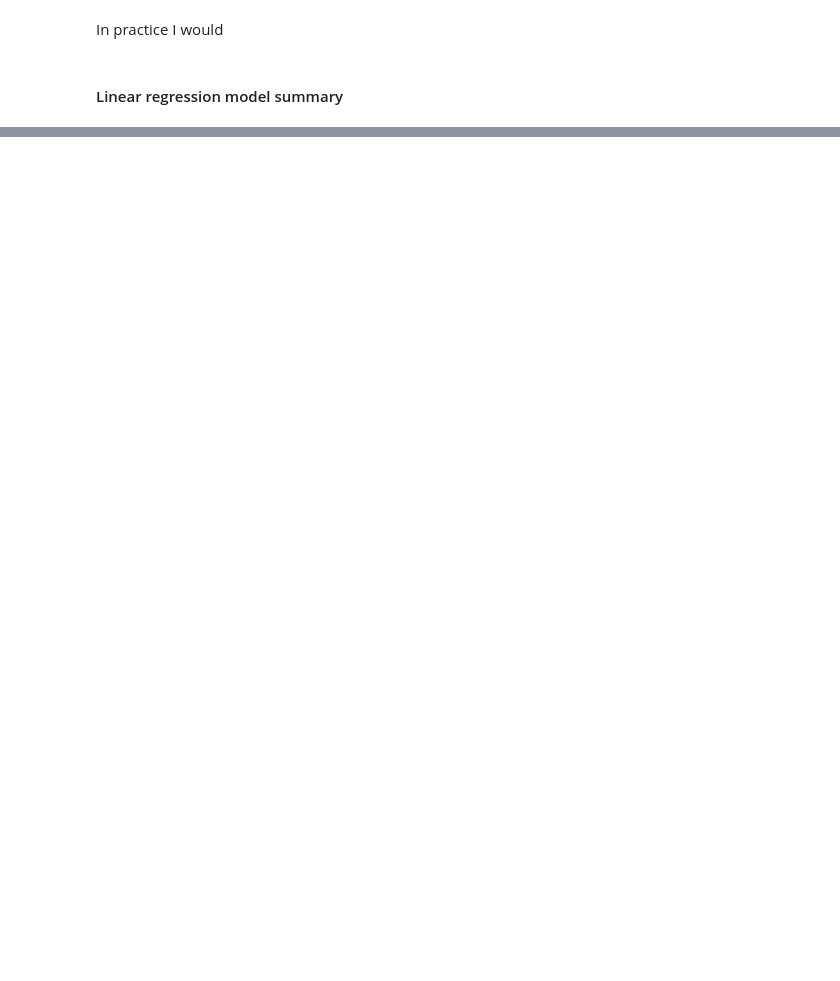
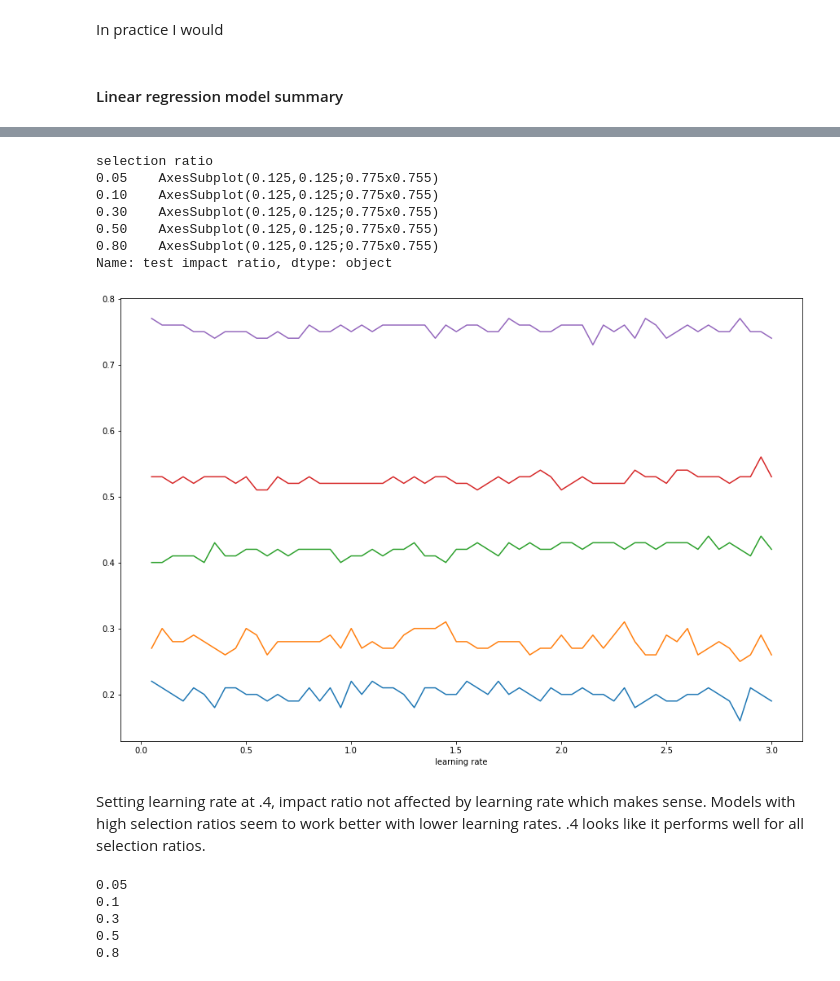
Before and after one commit to SarahMcEliece/DTSA-5509-Supervised-Learning, a Jupyter notebook: Supervised Learning Final- Methods Adverse Impact Comparison.ipynb, the cells around one changed output, grey strips where cells are left out. Cells and saved outputs as stored; diff of their text form; code cells hidden in the pictures; blank space fills up the shorter version.

```diff
--- a/Supervised Learning Final- Methods Adverse Impact Comparison.ipynb
+++ b/Supervised Learning Final- Methods Adverse Impact Comparison.ipynb
@@ -310,0 +525,46 @@ In practice I would
+# %%
+fig = plt.figure(figsize=(15,10))
+learning_ada.groupby('selection ratio')['test impact ratio'].plot()
+# %% [output]
+selection ratio
+0.05    AxesSubplot(0.125,0.125;0.775x0.755)
+0.10    AxesSubplot(0.125,0.125;0.775x0.755)
+0.30    AxesSubplot(0.125,0.125;0.775x0.755)
+0.50    AxesSubplot(0.125,0.125;0.775x0.755)
+0.80    AxesSubplot(0.125,0.125;0.775x0.755)
+Name: test impact ratio, dtype: object
+[figure, added]
+# %% [markdown]
+Setting learning rate at .4, impact ratio not affected by learning rate which makes sense. Models with high selection ratios seem to work better with lower learning rates. .4 looks like it performs well for all selection ratios.
+# %%
+#learnerN=[10,40,100,150,300,800,1500,3000]
+
+wk_li = []
+rat_li = []
+acc_li = []
+f1_li_li = []
+impact_li = []
+eval_df = X_test
+#X_test = sm.add_constant(X_test)
+for i in ratios:
+    print(i)
+    for ii in range(5, 205, 10):
+        eval_df = X_test[['const','Cognitive Ability','Education','Experience','Structured Interview','Conscientiousness','group']]
+        dt = AdaBoostRegressor(learning_rate=.4, random_state=1, n_estimators=ii).fit(X_train.loc[:, ~X_train.columns.isin(['group'])], y_train)
+        eval_df['pred_val'] =dt.predict(eval_df.loc[:, ~eval_df.columns.isin(['group'])])
+        eval_df['pct_rank'] = eval_df['pred_val'].rank(pct=True)
+
+        e = evaluate(eval_df,'pct_rank', selection_ratio=i)
+
+        wk_li.append(ii)
+        rat_li.append(i)
+        acc_li.append(round(e[3],2))
+        f1_li_li.append(round(e[4],2))
+        impact_li.append(round(e[2],2))
+        #print(str(i),'selection ratio: ','Accuracy: ',round(e[3],2),'F1 score: ',round(e[4],2),'Impact ratio: ',round(e[2],2))
+# %% [output]
+0.05
+0.1
+0.3
+0.5
+0.8
```
Also changed, not shown: parts of 77 cells of this notebook, 7 other files.
